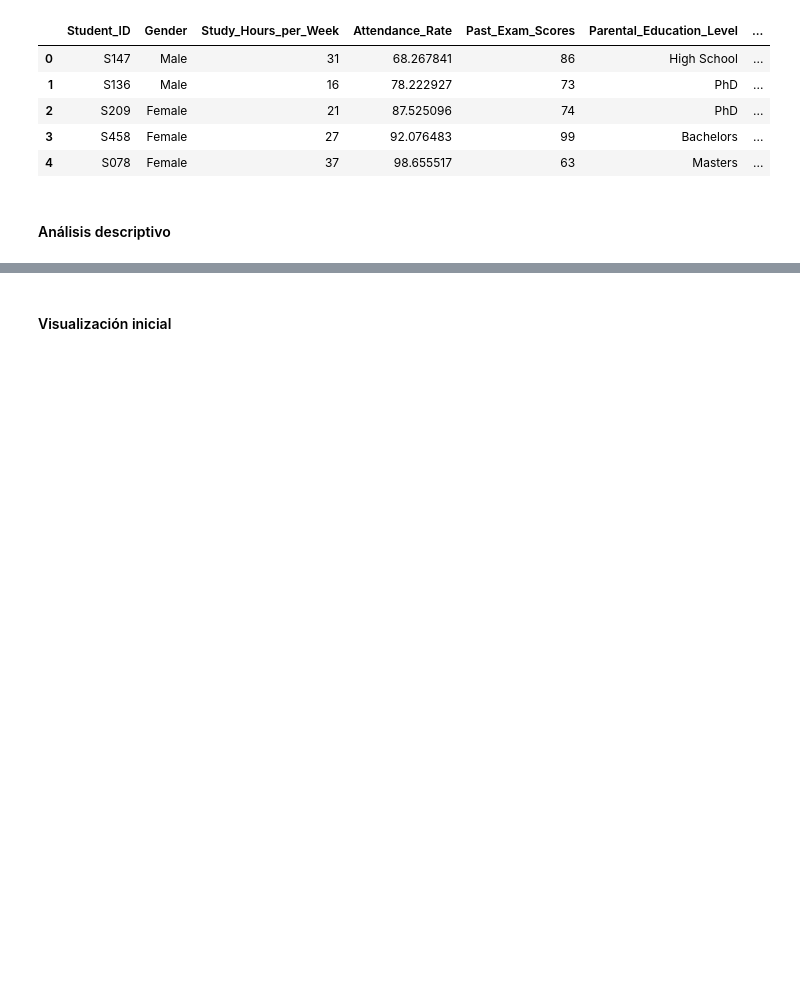
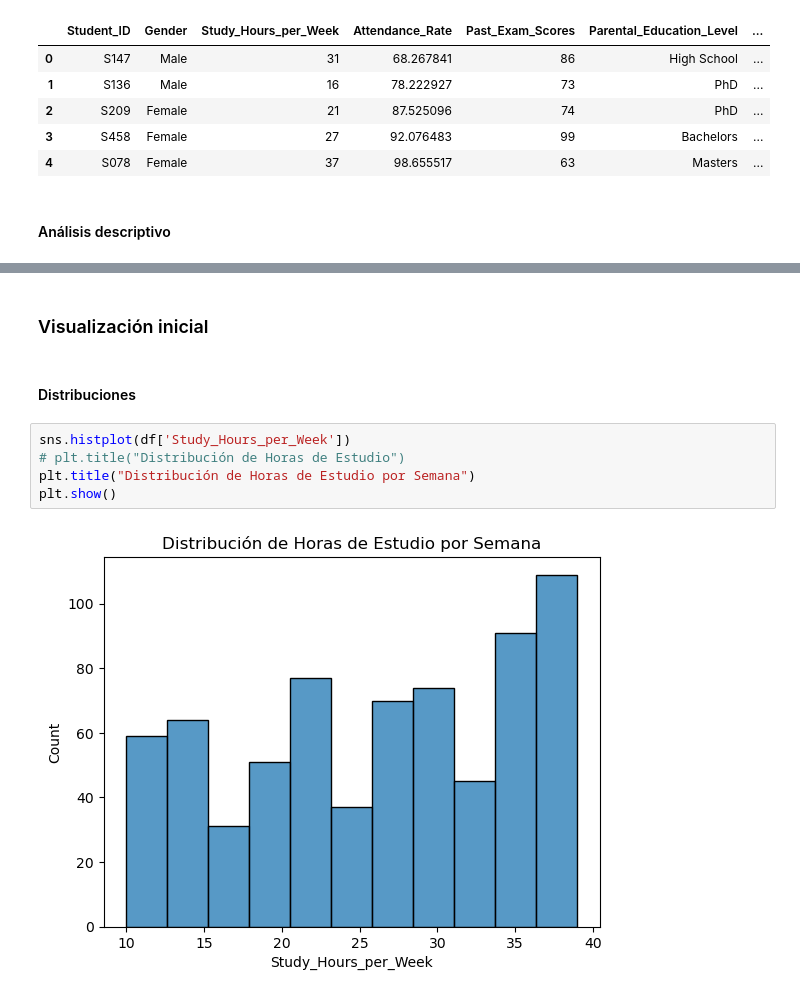
Before and after one commit to Eurobeater/cursoBigDataIA, a Jupyter notebook: Sistemas de Big Data/Tema 5 Analisis/Tarea Mineria de Datos/mineria_datos.ipynb, the cells around one changed output, grey strips where cells are left out. Cells and saved outputs as stored; diff of their text form; blank space fills up the shorter version.

```diff
--- a/Sistemas de Big Data/Tema 5 Analisis/Tarea Mineria de Datos/mineria_datos.ipynb
+++ b/Sistemas de Big Data/Tema 5 Analisis/Tarea Mineria de Datos/mineria_datos.ipynb
@@ -101,3 +97,12 @@ Parental_Education_Level_PhD              0
 dtype: int64
 # %% [markdown]
-#### Visualización inicial
+### Visualización inicial
+# %% [markdown]
+#### Distribuciones
+# %%
+sns.histplot(df['Study_Hours_per_Week'])
+# plt.title("Distribución de Horas de Estudio")
+plt.title("Distribución de Horas de Estudio por Semana")
+plt.show()
+# %% [output]
+[figure, added]
```
Also changed, not shown: parts of 19 cells of this notebook.
